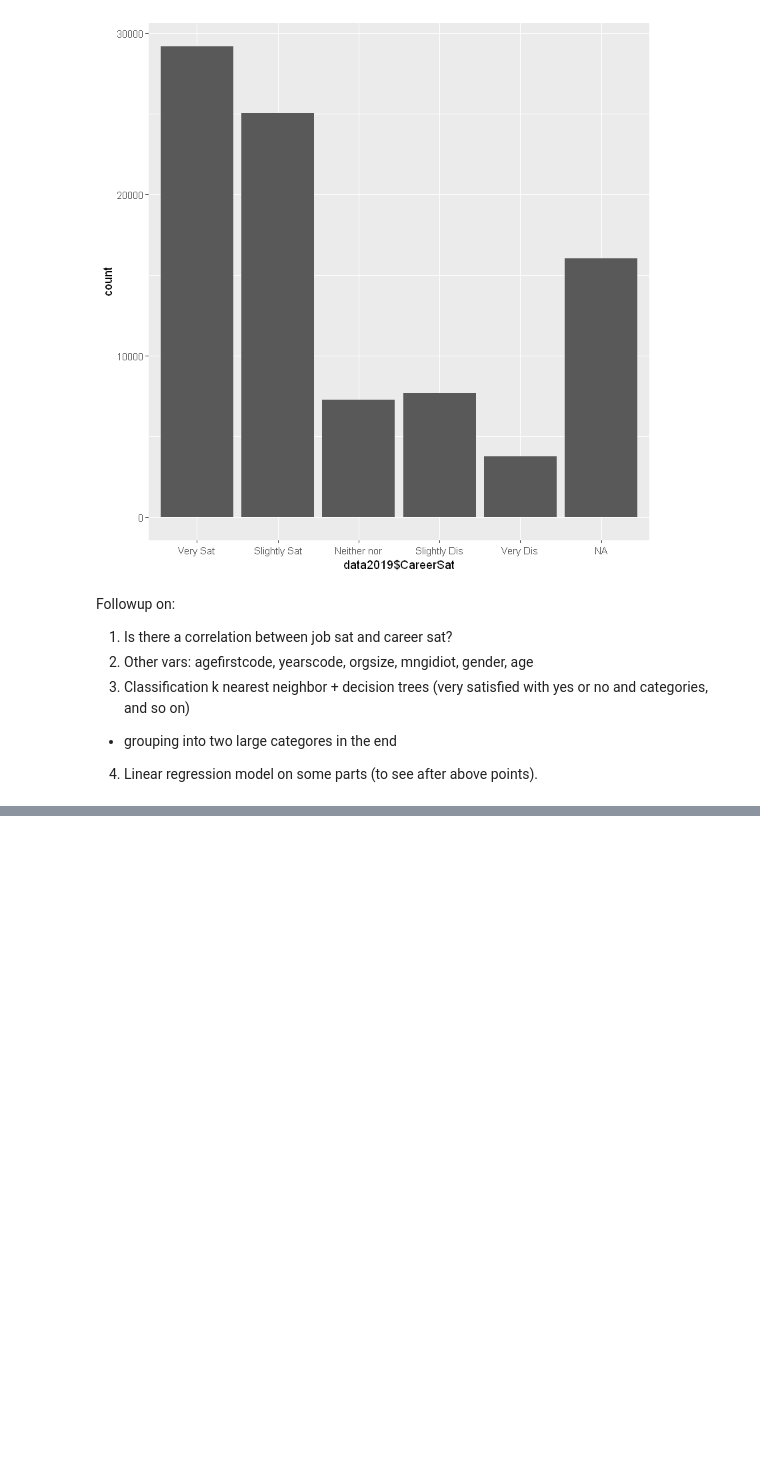
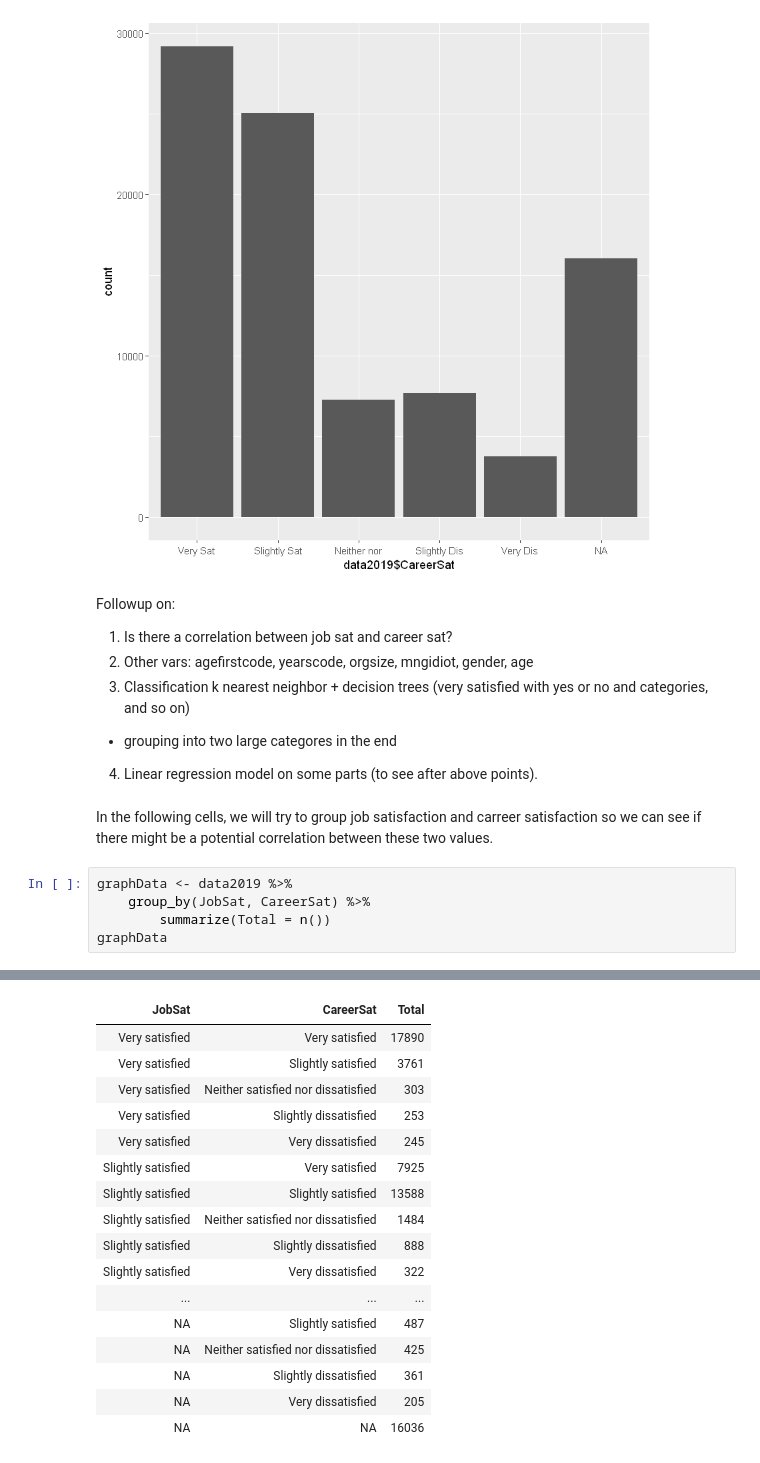
Before and after one commit to kuceriklukas/big-data-project, a Jupyter notebook: Workflow_Clean_Data.ipynb, the cells around one changed output, grey strips where cells are left out. Cells and saved outputs as stored; diff of their text form; blank space fills up the shorter version.

```diff
--- a/Workflow_Clean_Data.ipynb
+++ b/Workflow_Clean_Data.ipynb
@@ -83,3 +83,11 @@ Followup on:
 3. Classification k nearest neighbor + decision trees (very satisfied with yes or no and categories, and so on)
 - grouping into two large categores in the end
 4. Linear regression model on some parts (to see after above points).
+# %% [markdown]
+In the following cells, we will try to group job satisfaction and carreer satisfaction so we can see if there might be a potential correlation between these two values.
+# %%
+graphData <- data2019 %>%
+    group_by(JobSat, CareerSat) %>%
+        summarize(Total = n())
+graphData
+# %% [output]
@@ -85,0 +97,17 @@ Followup on:
+| JobSat | CareerSat | Total |
+| Very satisfied | Very satisfied | 17890 |
+| Very satisfied | Slightly satisfied | 3761 |
+| Very satisfied | Neither satisfied nor dissatisfied | 303 |
+| Very satisfied | Slightly dissatisfied | 253 |
+| Very satisfied | Very dissatisfied | 245 |
+| Slightly satisfied | Very satisfied | 7925 |
+| Slightly satisfied | Slightly satisfied | 13588 |
+| Slightly satisfied | Neither satisfied nor dissatisfied | 1484 |
+| Slightly satisfied | Slightly dissatisfied | 888 |
+| Slightly satisfied | Very dissatisfied | 322 |
+| ... | ... | ... |
+| NA | Slightly satisfied | 487 |
+| NA | Neither satisfied nor dissatisfied | 425 |
+| NA | Slightly dissatisfied | 361 |
+| NA | Very dissatisfied | 205 |
+| NA | NA | 16036 |
```
Also changed, not shown: parts of 3 cells of this notebook.
